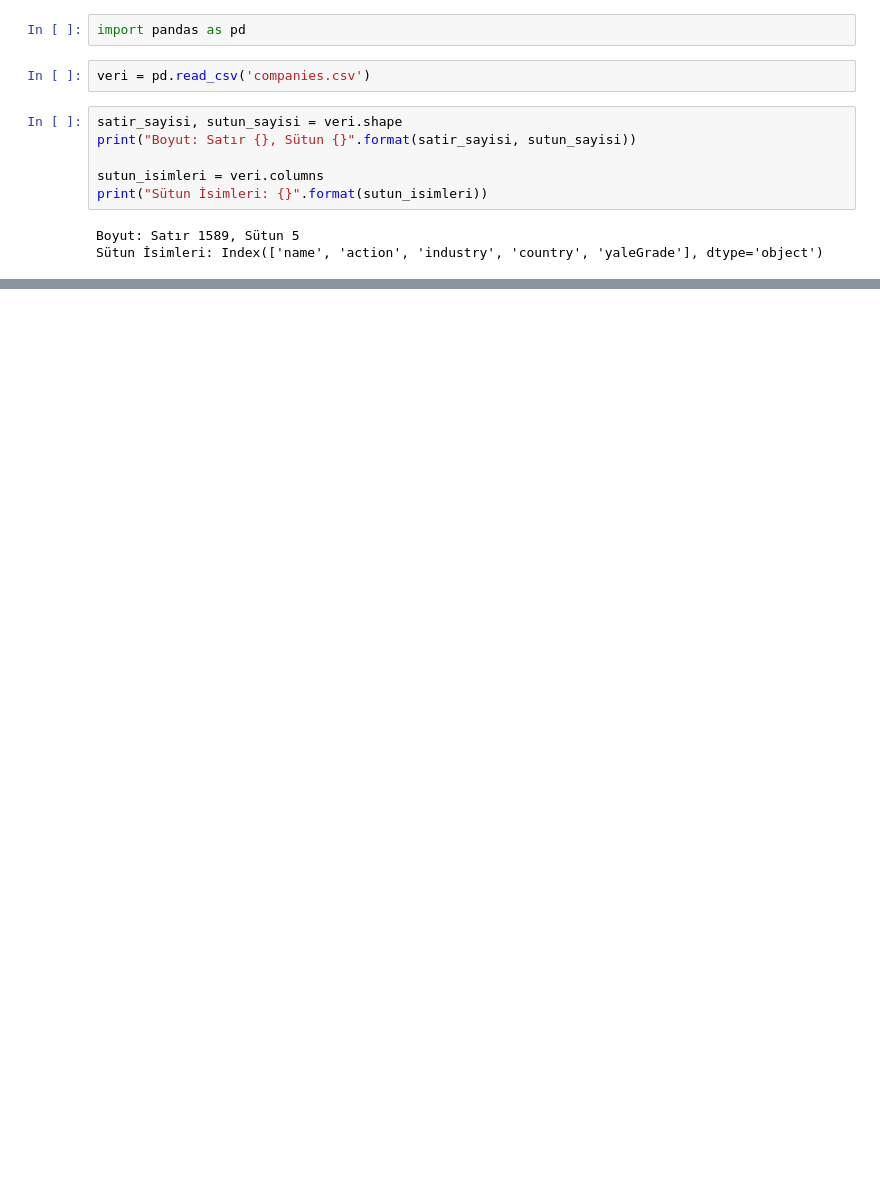
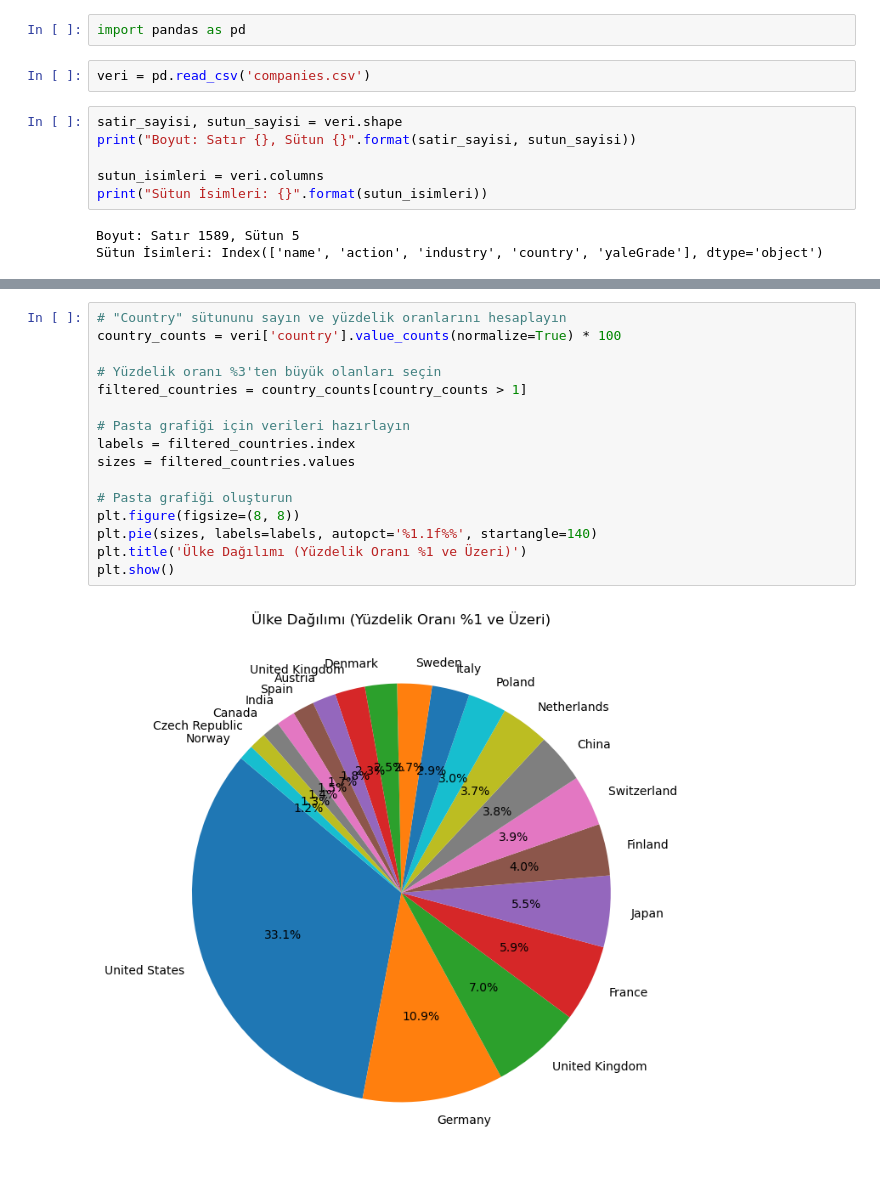
Before and after one commit to meteulken/Kodluyoruz-HiKod_02, a Jupyter notebook: Week6/Final_Project/Untitled.ipynb, the cells around one changed output, grey strips where cells are left out. Drawn from its saved outputs; the diff is of its cells as text; blank space fills up the shorter version.

```diff
--- a/Week6/Final_Project/Untitled.ipynb
+++ b/Week6/Final_Project/Untitled.ipynb
@@ -27,0 +42,18 @@ plt.show()
+# %%
+# "Country" sütununu sayın ve yüzdelik oranlarını hesaplayın
+country_counts = veri['country'].value_counts(normalize=True) * 100
+
+# Yüzdelik oranı %3'ten büyük olanları seçin
+filtered_countries = country_counts[country_counts > 1]
+
+# Pasta grafiği için verileri hazırlayın
+labels = filtered_countries.index
+sizes = filtered_countries.values
+
+# Pasta grafiği oluşturun
+plt.figure(figsize=(8, 8))
+plt.pie(sizes, labels=labels, autopct='%1.1f%%', startangle=140)
+plt.title('Ülke Dağılımı (Yüzdelik Oranı %1 ve Üzeri)')
+plt.show()
+# %% [output]
+[figure, added]
```
Also changed, not shown: parts of 18 cells of this notebook.
